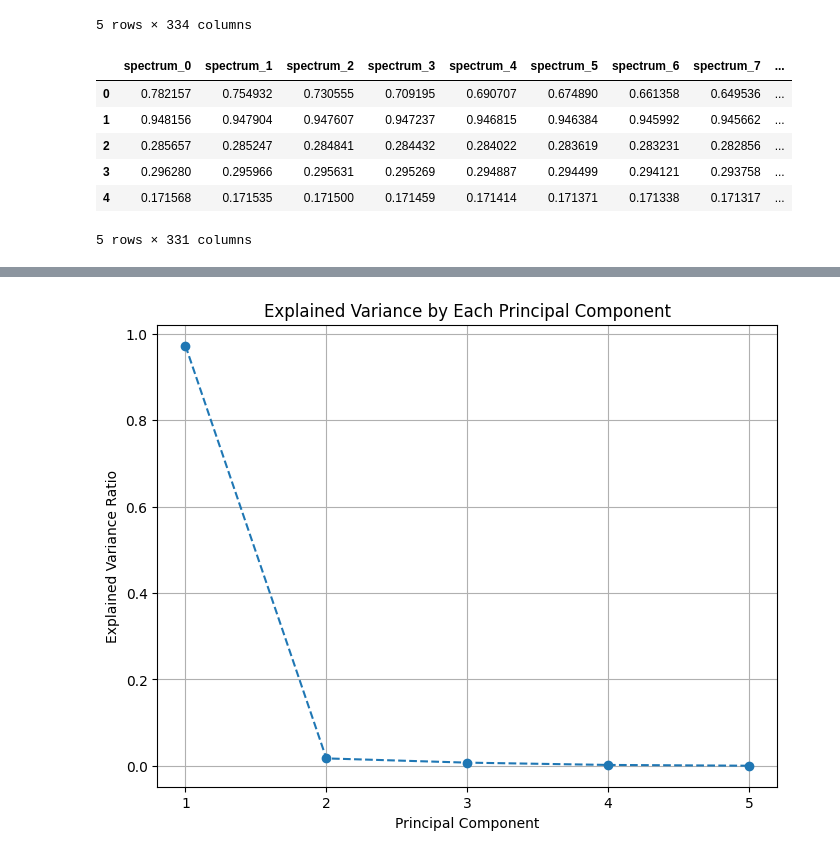
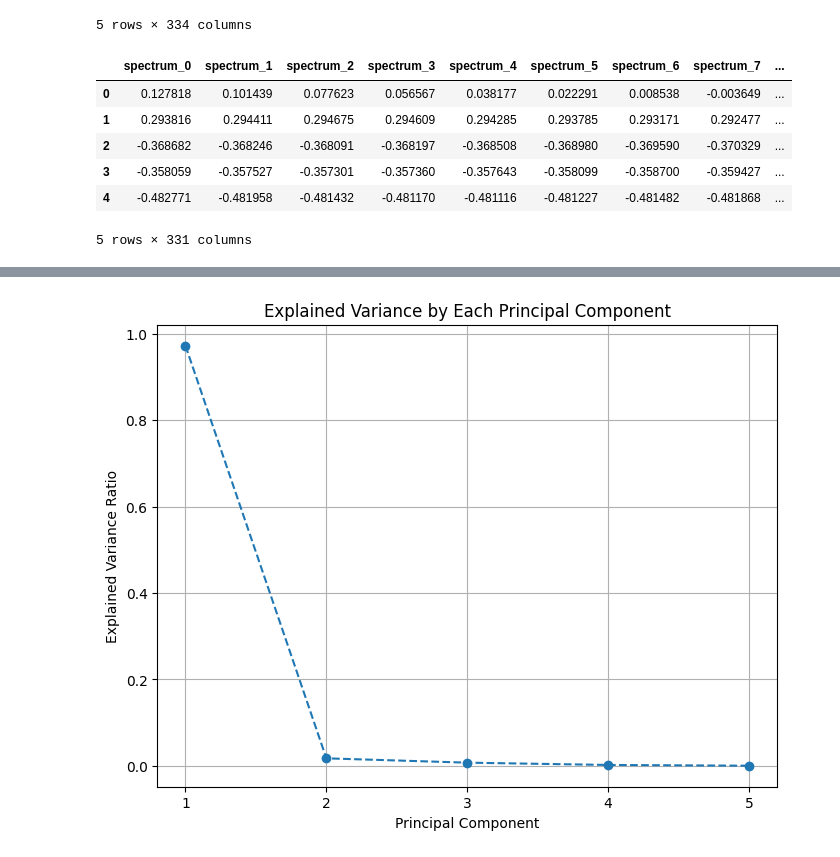
Before and after one commit to IasonasTsagk/Data-Fusion, a Jupyter notebook: randomforest_df.ipynb, the cells around one changed output, grey strips where cells are left out. Drawn from its saved outputs; the diff is of its cells as text; code cells hidden in the pictures.

```diff
--- a/randomforest_df.ipynb
+++ b/randomforest_df.ipynb
@@ -10,6 +10,7 @@ from sklearn.metrics import accuracy_score, precision_recall_fscore_support
 import matplotlib.pyplot as plt
 # %%
 df = pd.read_csv('Data Fusion Assignment 2025 Data.csv')
+df = df[df['class'] != 8]
 df.sample(10)
 # %% [output]
 |  | class | id | color | transparency | device_id | spectrum_0 + 740 | spectrum_1 + 740 | ... |
@@ -76,14 +90,16 @@ spectrum_df.head()
 # %%
 copy_df = spectrum_df.copy(deep=True)
 sp_df = copy_df.drop(['color', 'transparency', 'class'], axis=1)
-sp_df.head()
+#center the data
+sp_df_centered = sp_df - sp_df.mean()
+sp_df_centered.head()
 # %% [output]
 |  | spectrum_0 | spectrum_1 | spectrum_2 | spectrum_3 | spectrum_4 | spectrum_5 | spectrum_6 | spectrum_7 | ... |
-| 0 | 0.782157 | 0.754932 | 0.730555 | 0.709195 | 0.690707 | 0.674890 | 0.661358 | 0.649536 | ... |
-| 1 | 0.948156 | 0.947904 | 0.947607 | 0.947237 | 0.946815 | 0.946384 | 0.945992 | 0.945662 | ... |
-| 2 | 0.285657 | 0.285247 | 0.284841 | 0.284432 | 0.284022 | 0.283619 | 0.283231 | 0.282856 | ... |
-| 3 | 0.296280 | 0.295966 | 0.295631 | 0.295269 | 0.294887 | 0.294499 | 0.294121 | 0.293758 | ... |
-| 4 | 0.171568 | 0.171535 | 0.171500 | 0.171459 | 0.171414 | 0.171371 | 0.171338 | 0.171317 | ... |
+| 0 | 0.127818 | 0.101439 | 0.077623 | 0.056567 | 0.038177 | 0.022291 | 0.008538 | -0.003649 | ... |
+| 1 | 0.293816 | 0.294411 | 0.294675 | 0.294609 | 0.294285 | 0.293785 | 0.293171 | 0.292477 | ... |
+| 2 | -0.368682 | -0.368246 | -0.368091 | -0.368197 | -0.368508 | -0.368980 | -0.369590 | -0.370329 | ... |
+| 3 | -0.358059 | -0.357527 | -0.357301 | -0.357360 | -0.357643 | -0.358099 | -0.358700 | -0.359427 | ... |
+| 4 | -0.482771 | -0.481958 | -0.481432 | -0.481170 | -0.481116 | -0.481227 | -0.481482 | -0.481868 | ... |
 5 rows × 331 columns
 # %%
 pca = PCA()
```
Also changed, not shown: parts of 8 cells of this notebook.
